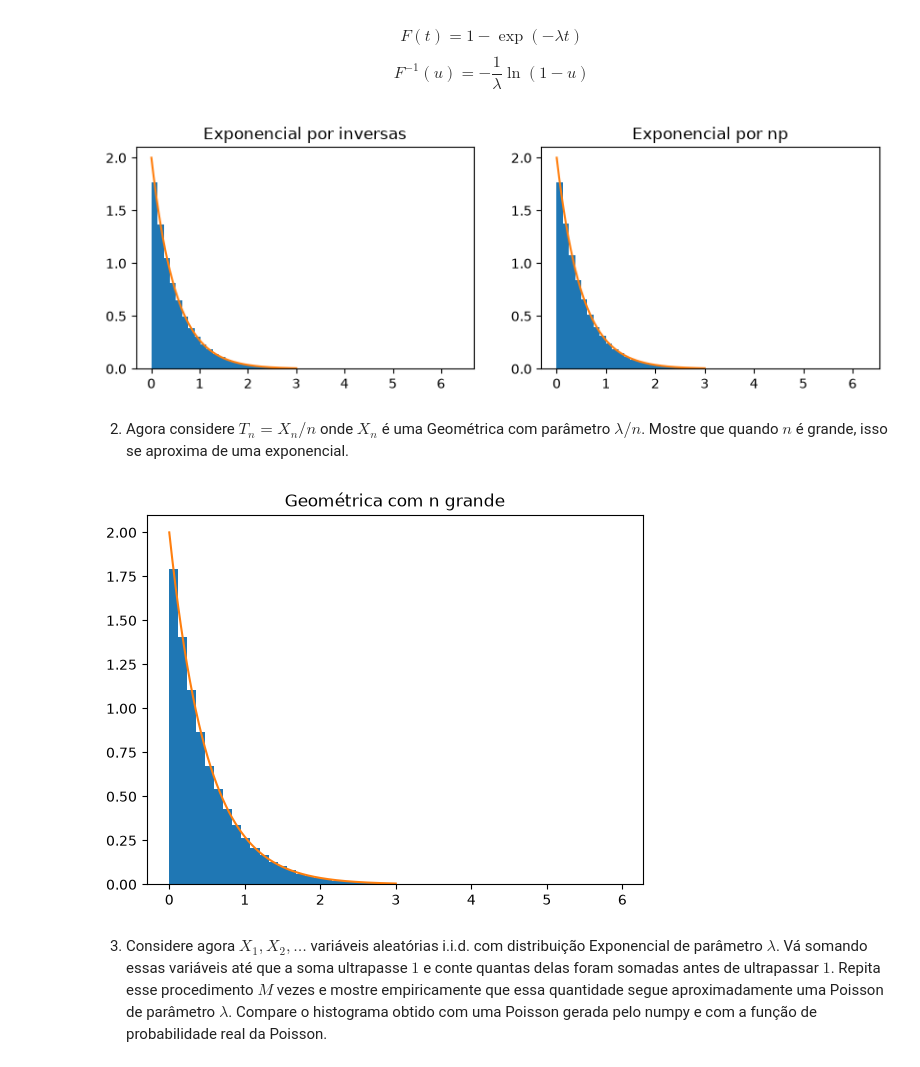
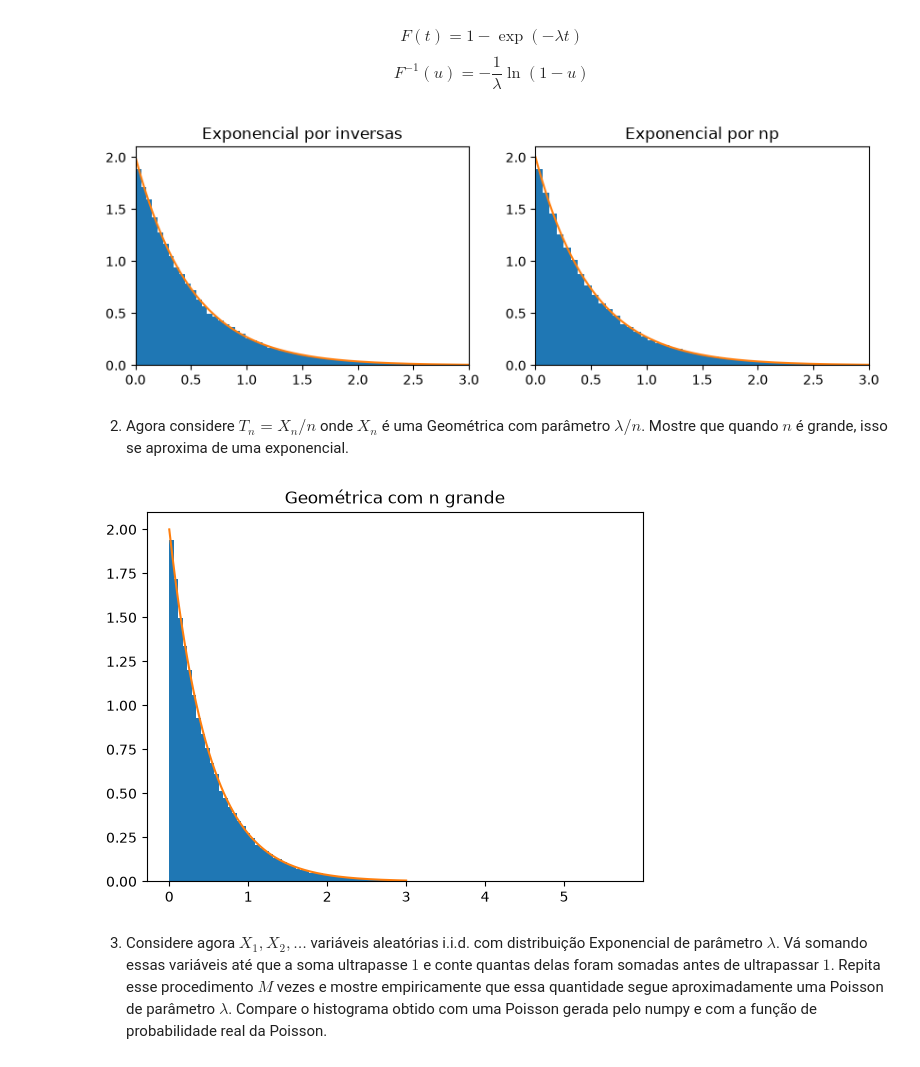
Before and after one commit to BenvenutiMateus/prog-estat, a Jupyter notebook: labs/lab6.ipynb, the cells around one changed output. Saved outputs shown, nothing was run; the diff lists cells and outputs as text; code cells hidden in the pictures.

```diff
--- a/labs/lab6.ipynb
+++ b/labs/lab6.ipynb
@@ -18,16 +18,17 @@ $$F^{-1}(u) = -\frac{1}{\lambda} \ln(1 - u)$$
 x = np.linspace(0,3,M)
 y = lamb*np.exp(-lamb*x)
 # %%
-fig, ax = plt.subplots(1,2, figsize=(10,3))
-ax[0].hist(exp_inversa, density = True, bins = 50)
+fig, ax = plt.subplots(1,2, figsize=(10,3), sharex=True)
+plt.xlim(0,3)
+ax[0].hist(exp_inversa, density = True, bins = 100)
 ax[0].plot(x,y)
 ax[0].set_title('Exponencial por inversas')
-ax[1].hist(exp_np, density=True, bins= 50)
+ax[1].hist(exp_np, density=True, bins= 100)
 ax[1].set_title('Exponencial por np')
 ax[1].plot(x,y)
 plt.show()
 # %% [output]
-[figure, old version]
+[figure, new version]
 # %% [markdown]
 2. Agora considere $T_n = X_n / n$ onde $X_n$ é uma Geométrica com parâmetro $\lambda/n$. Mostre que quando $n$ é grande, isso se aproxima de uma exponencial.
 # %%
@@ -35,11 +36,11 @@ n = 1000
 u = np.random.uniform(size=M)
 Xn = np.ceil(np.log(u)/np.log(1-(lamb/n)))
 Tn = Xn/n
-plt.hist(Tn, density=True, bins=50)
+plt.hist(Tn, density=True, bins=100)
 plt.plot(x,y)
 plt.title('Geométrica com n grande')
 plt.show()
 # %% [output]
-[figure, old version]
+[figure, new version]
 # %% [markdown]
 3. Considere agora $X_1, X_2, \ldots$ variáveis aleatórias i.i.d. com distribuição Exponencial de parâmetro $\lambda$. Vá somando essas variáveis até que a soma ultrapasse $1$ e conte quantas delas foram somadas antes de ultrapassar $1$. Repita esse procedimento $M$ vezes e mostre empiricamente que essa quantidade segue aproximadamente uma Poisson de parâmetro $\lambda$. Compare o histograma obtido com uma Poisson gerada pelo numpy e com a função de probabilidade real da Poisson.
```
Also changed, not shown: parts of 3 cells of this notebook, 3 other files.
